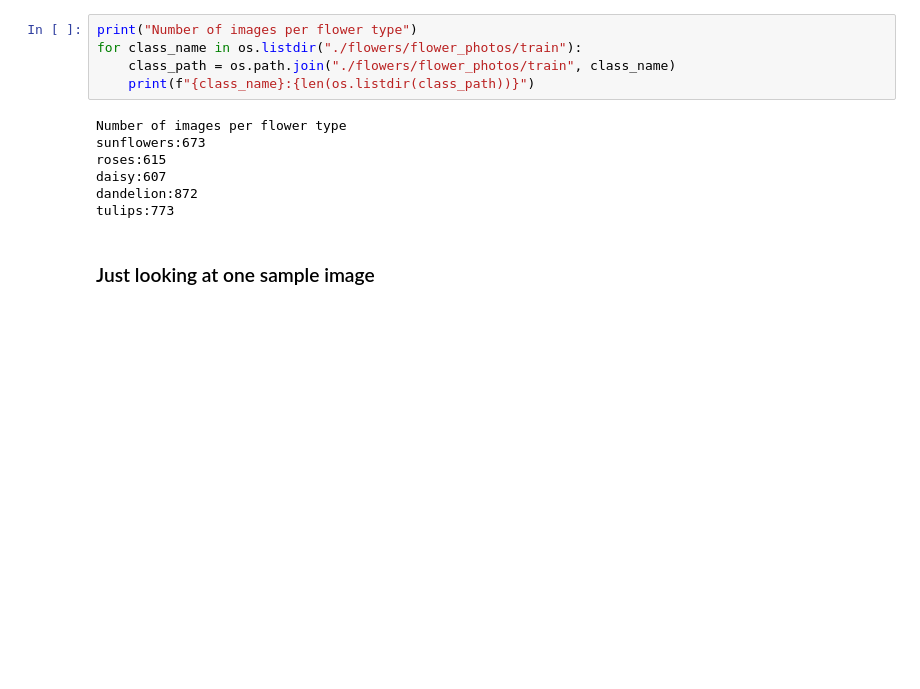
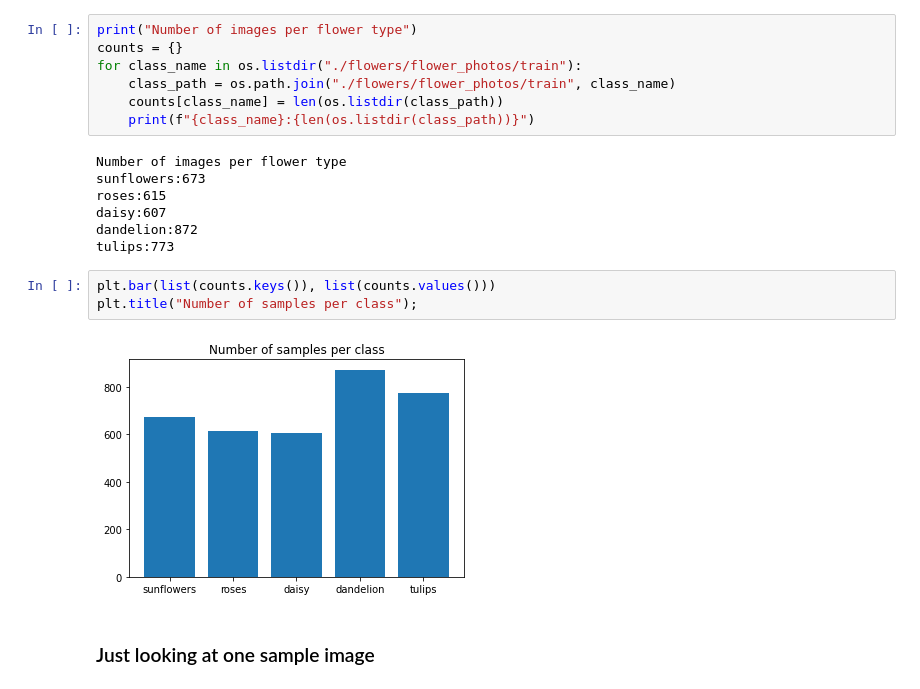
Before and after one commit to pathikg/Flower-Classification, a Jupyter notebook: Flower_Classification.ipynb, the cells around one changed output. Drawn from its saved outputs; the diff is of its cells as text; blank space fills up the shorter version.

```diff
--- a/Flower_Classification.ipynb
+++ b/Flower_Classification.ipynb
@@ -79,8 +79,10 @@ os.listdir("./flowers/flower_photos/train")
 ['sunflowers', 'roses', 'daisy', 'dandelion', 'tulips']
 # %%
 print("Number of images per flower type")
+counts = {}
 for class_name in os.listdir("./flowers/flower_photos/train"):
     class_path = os.path.join("./flowers/flower_photos/train", class_name)
+    counts[class_name] = len(os.listdir(class_path))
     print(f"{class_name}:{len(os.listdir(class_path))}")
 # %% [output]
 Number of images per flower type
@@ -89,6 +91,11 @@ roses:615
 daisy:607
 dandelion:872
 tulips:773
+# %%
+plt.bar(list(counts.keys()), list(counts.values()))
+plt.title("Number of samples per class");
+# %% [output]
+[figure, added]
 # %% [markdown]
 ### Just looking at one sample image
 # %%
```
Also changed, not shown: parts of 1 cell of this notebook.
